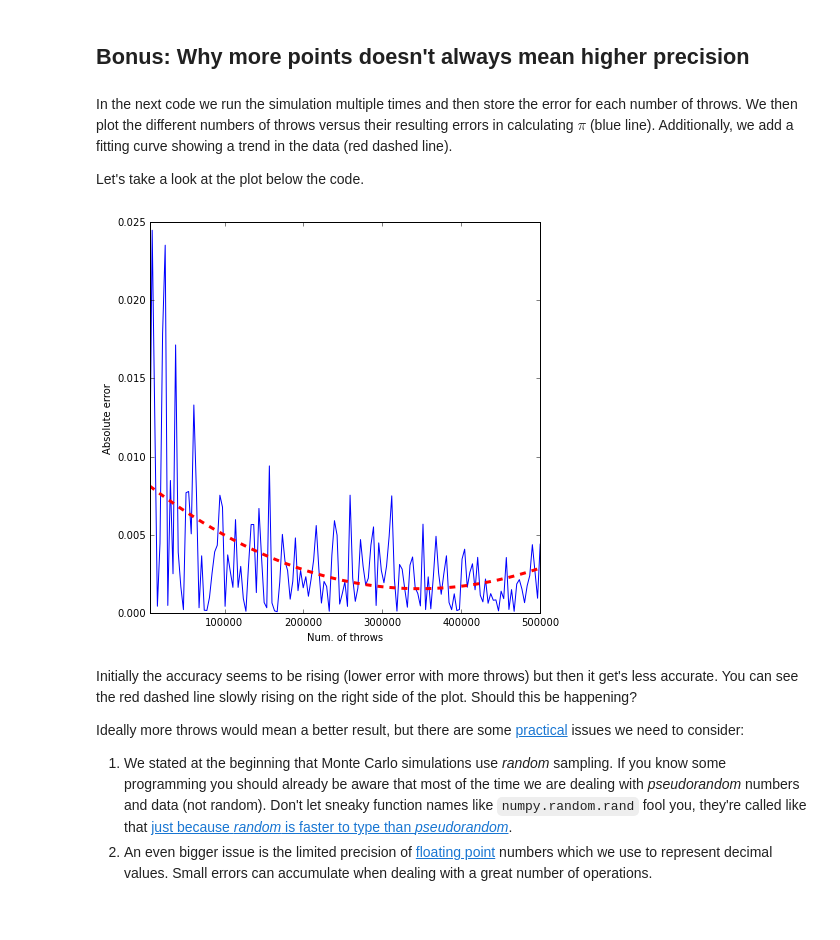
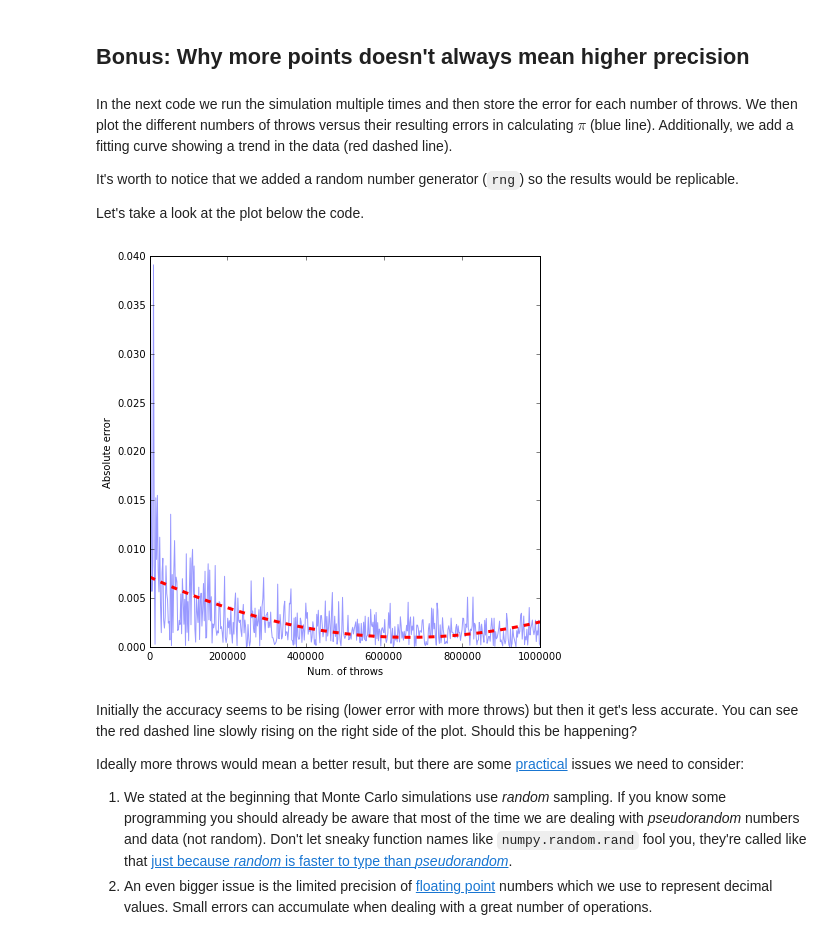
Before and after one commit to emocibob/ipython-notebooks, a Jupyter notebook: notebooks/monte_carlo_pi.ipynb, the cells around one changed output. Saved outputs shown, nothing was run; the diff lists cells and outputs as text; code cells hidden in the pictures.

Commit message:
New plot and text in last section.

```diff
--- a/notebooks/monte_carlo_pi.ipynb
+++ b/notebooks/monte_carlo_pi.ipynb
@@ -177,6 +177,8 @@ In the next code we run the simulation multiple times and then store the error f
 We then plot the different numbers of throws versus their resulting errors in calculating $\pi$ (blue line).
 Additionally, we add a fitting curve showing a trend in the data (red dashed line).
 
+It's worth to notice that we added a random number generator (`rng`) so the results would be replicable.
+
 Let's take a look at the plot below the code.
 # %%
 import numpy as np
@@ -185,39 +187,39 @@ import matplotlib.pyplot as plt
 def monteCarloPiError(throws):
 
     x = rng.rand(throws)
     y = rng.rand(throws)
 
     d = np.sqrt(x*x + y*y)
     hits = np.sum(d <= 1)
 
     pi = 4 * (hits / throws)
     error = abs(np.pi - pi)
 
     return error
 
-rng = np.random.RandomState(333) # new random number generator with a constant seed
+rng = np.random.RandomState(77) # new random number generator with a constant seed
 
-throwsMin = 5000
-throwsMax = 500000
-throwsSamples = 151
+throwsMin = 1000
+throwsMax = 1000000
+throwsSamples = 501
 throwsAll = np.linspace(throwsMin, throwsMax, throwsSamples)
 errors = np.zeros(throwsSamples)
 
 for i in range (0, throwsSamples):
     errors[i] = monteCarloPiError(throwsAll[i])
 
 z = np.polyfit(throwsAll, errors, deg=2)
 p = numpy.poly1d(z)
 
 plt.figure(figsize=(7, 7))
 plt.gca().set_xlim([throwsMin, throwsMax])
-plt.plot(throwsAll, errors)
+plt.plot(throwsAll, errors, alpha=0.4)
 plt.plot(throwsAll, p(throwsAll), linestyle='--', color='r', linewidth=3) # trend line
 plt.xlabel('Num. of throws')
 plt.ylabel('Absolute error')
 plt.show()
 # %% [output]
-[figure, old version]
+[figure, new version]
 # %% [markdown]
 Initially the accuracy seems to be rising (lower error with more throws) but then it get's less accurate. You can see the red dashed line slowly rising on the right side of the plot.
 Should this be happening?
```
